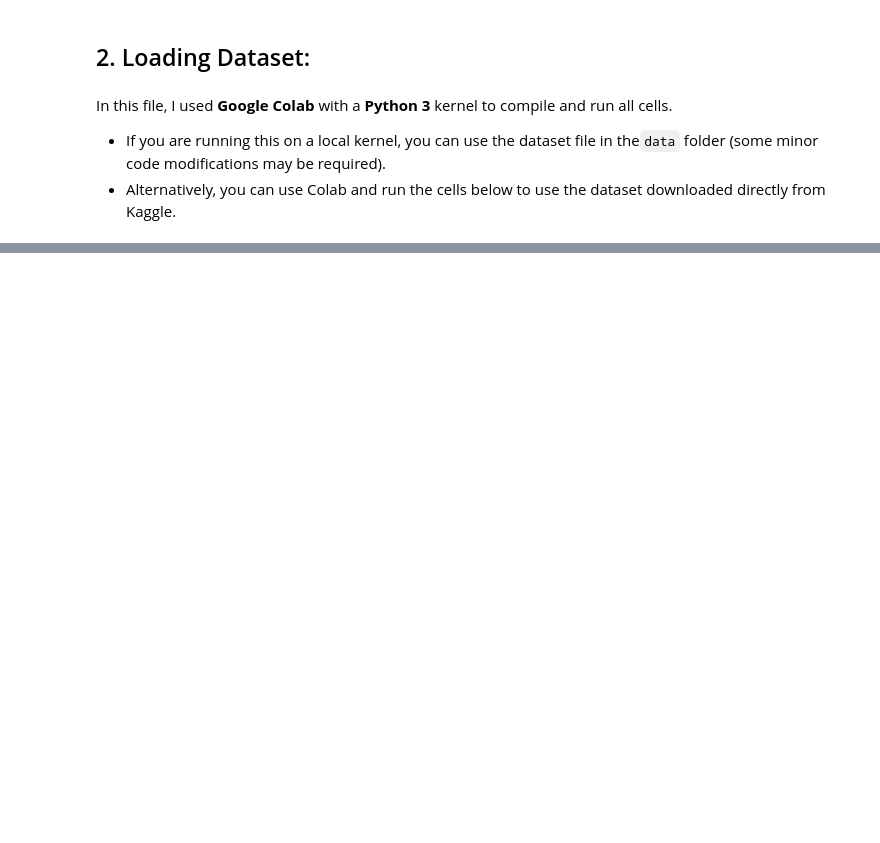
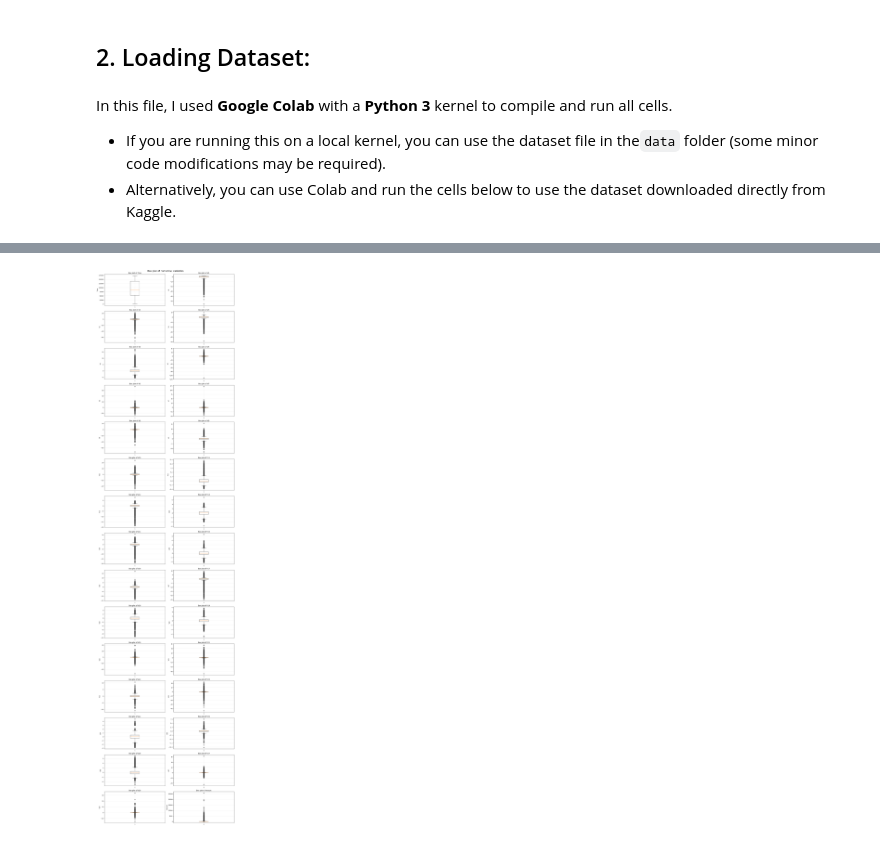
Before and after one commit to trhkimngan22/Credit-Card-Fraud-Detection, a Jupyter notebook: notebooks/eda.ipynb, the cells around one changed output, grey strips where cells are left out. Cells and saved outputs as stored; diff of their text form; code cells hidden in the pictures; blank space fills up the shorter version.

```diff
--- a/notebooks/eda.ipynb
+++ b/notebooks/eda.ipynb
@@ -35,0 +151,21 @@ df.head()
+# %%
+# for outlier detection
+n = len(numeric_cols)
+ncols = 2
+nrows = math.ceil(n / ncols)
+fig, axes = plt.subplots(nrows, ncols, figsize=(15, 4 * nrows))
+axes = axes.ravel()
+for idx, col in enumerate(numeric_cols):
+    axes[idx].boxplot(df[col], vert=True)
+    axes[idx].set_title(f'Box plot of {col}')
+    axes[idx].set_ylabel(col, fontsize=10)
+    axes[idx].grid(alpha=0.3)
+# Ẩn các ô thừa
+for idx in range(n, len(axes)):
+    axes[idx].set_visible(False)
+
+plt.suptitle("Box plot of numerical variables", fontsize=18, y=0.995)
+plt.tight_layout()
+plt.show()
+# %% [output]
+[figure, added]
```
Also changed, not shown: parts of 33 cells of this notebook, 1 other file.
